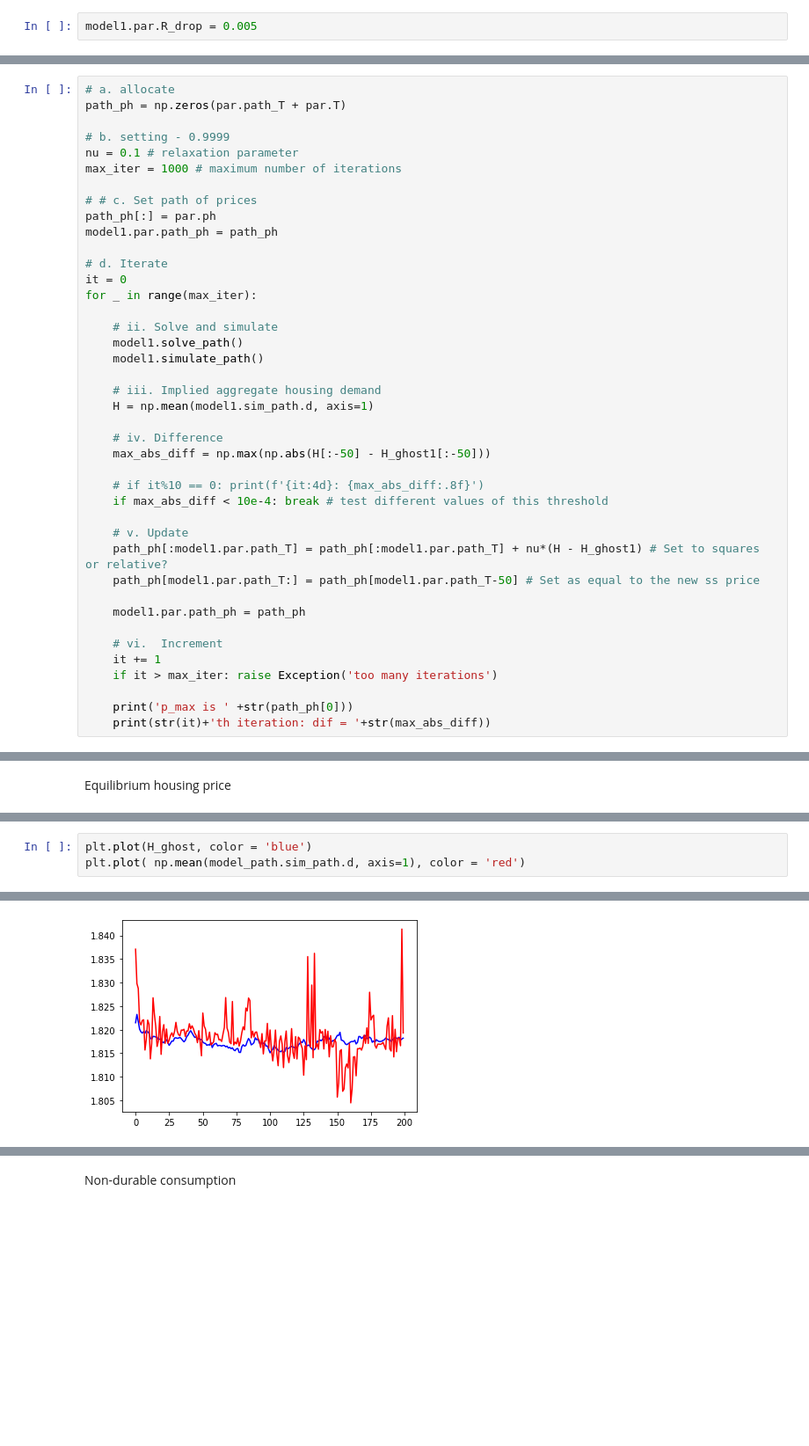
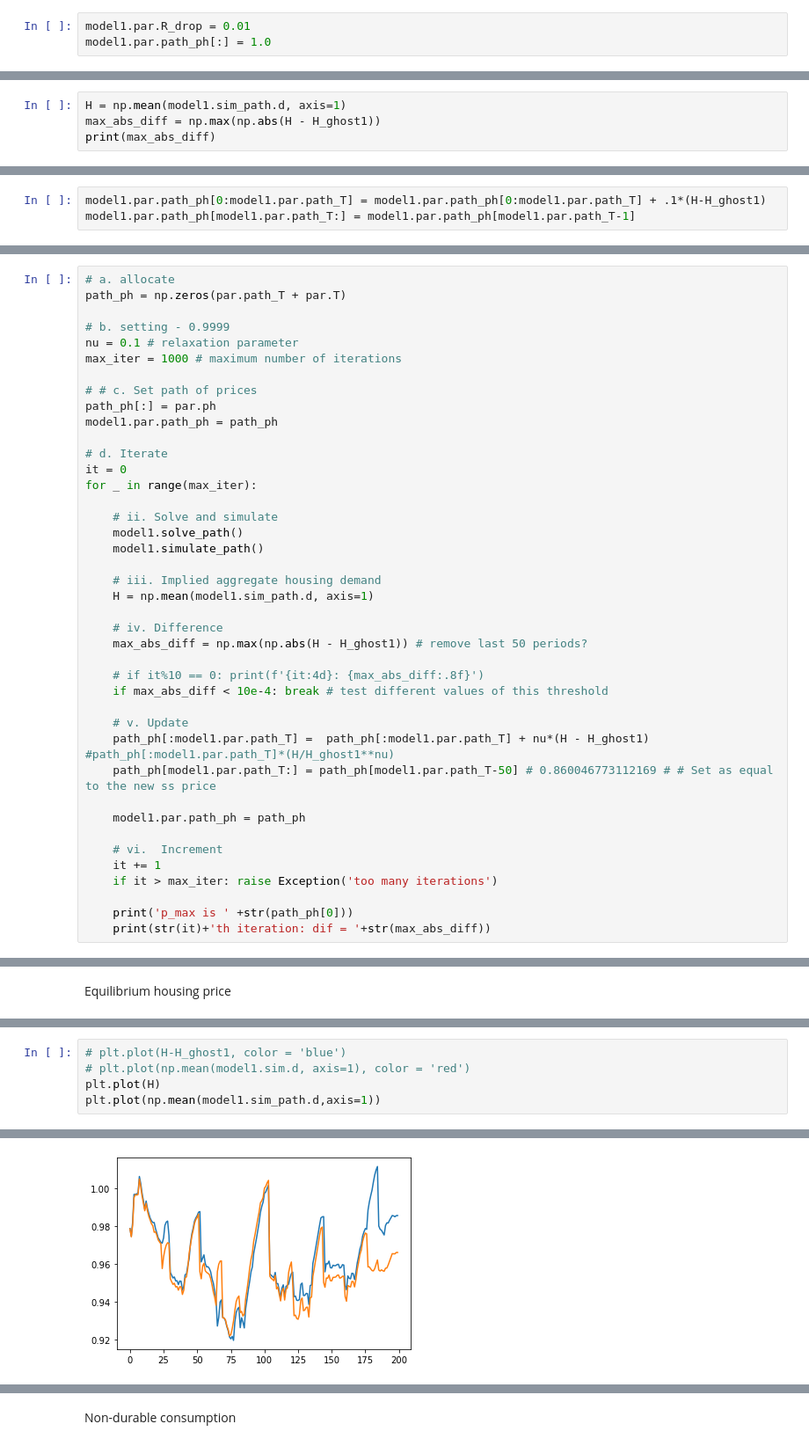
Before and after one commit to madsankern/MA_thesis, a Jupyter notebook: 01 - Transition.ipynb, the cells around one changed output, grey strips where cells are left out. Shown at 88% size. Cells and saved outputs as stored; diff of their text form; blank space fills up the shorter version.

```diff
--- a/01 - Transition.ipynb
+++ b/01 - Transition.ipynb
@@ -51,4 +190,5 @@ Reset interest rate drop
 # %%
-model1.par.R_drop = 0.005
+model1.par.R_drop = 0.01
+model1.par.path_ph[:] = 1.0
 # %% [markdown]
 Check how the partial eq. impulse response looks
@@ -59,0 +206,4 @@ plt.show()
+# %%
+H = np.mean(model1.sim_path.d, axis=1)
+max_abs_diff = np.max(np.abs(H - H_ghost1))
+print(max_abs_diff)
@@ -59,0 +212,3 @@ plt.show()
+# %%
+model1.par.path_ph[0:model1.par.path_T] = model1.par.path_ph[0:model1.par.path_T] + .1*(H-H_ghost1)
+model1.par.path_ph[model1.par.path_T:] = model1.par.path_ph[model1.par.path_T-1]
@@ -83,14 +243,14 @@ for _ in range(max_iter):
     H = np.mean(model1.sim_path.d, axis=1)
 
     # iv. Difference
-    max_abs_diff = np.max(np.abs(H[:-50] - H_ghost1[:-50]))
+    max_abs_diff = np.max(np.abs(H - H_ghost1)) # remove last 50 periods?
 
     # if it%10 == 0: print(f'{it:4d}: {max_abs_diff:.8f}')
     if max_abs_diff < 10e-4: break # test different values of this threshold
 
     # v. Update
-    path_ph[:model1.par.path_T] = path_ph[:model1.par.path_T] + nu*(H - H_ghost1) # Set to squares or relative?
-    path_ph[model1.par.path_T:] = path_ph[model1.par.path_T-50] # Set as equal to the new ss price
+    path_ph[:model1.par.path_T] =  path_ph[:model1.par.path_T] + nu*(H - H_ghost1) #path_ph[:model1.par.path_T]*(H/H_ghost1**nu)
+    path_ph[model1.par.path_T:] = path_ph[model1.par.path_T-50] # 0.860046773112169 # # Set as equal to the new ss price
 
     model1.par.path_ph = path_ph
 
@@ -167,6 +327,8 @@ plt.savefig('../../tex/figs/IRF_ph.pdf')
 # %%
-plt.plot(H_ghost, color = 'blue')
-plt.plot( np.mean(model_path.sim_path.d, axis=1), color = 'red')
+# plt.plot(H-H_ghost1, color = 'blue')
+# plt.plot(np.mean(model1.sim.d, axis=1), color = 'red')
+plt.plot(H)
+plt.plot(np.mean(model1.sim_path.d,axis=1))
 # %% [output]
 [<matplotlib.lines.Line2D at 0x...>]
-[figure, old version]
+[figure, new version]
```
Also changed, not shown: parts of 46 cells of this notebook.
